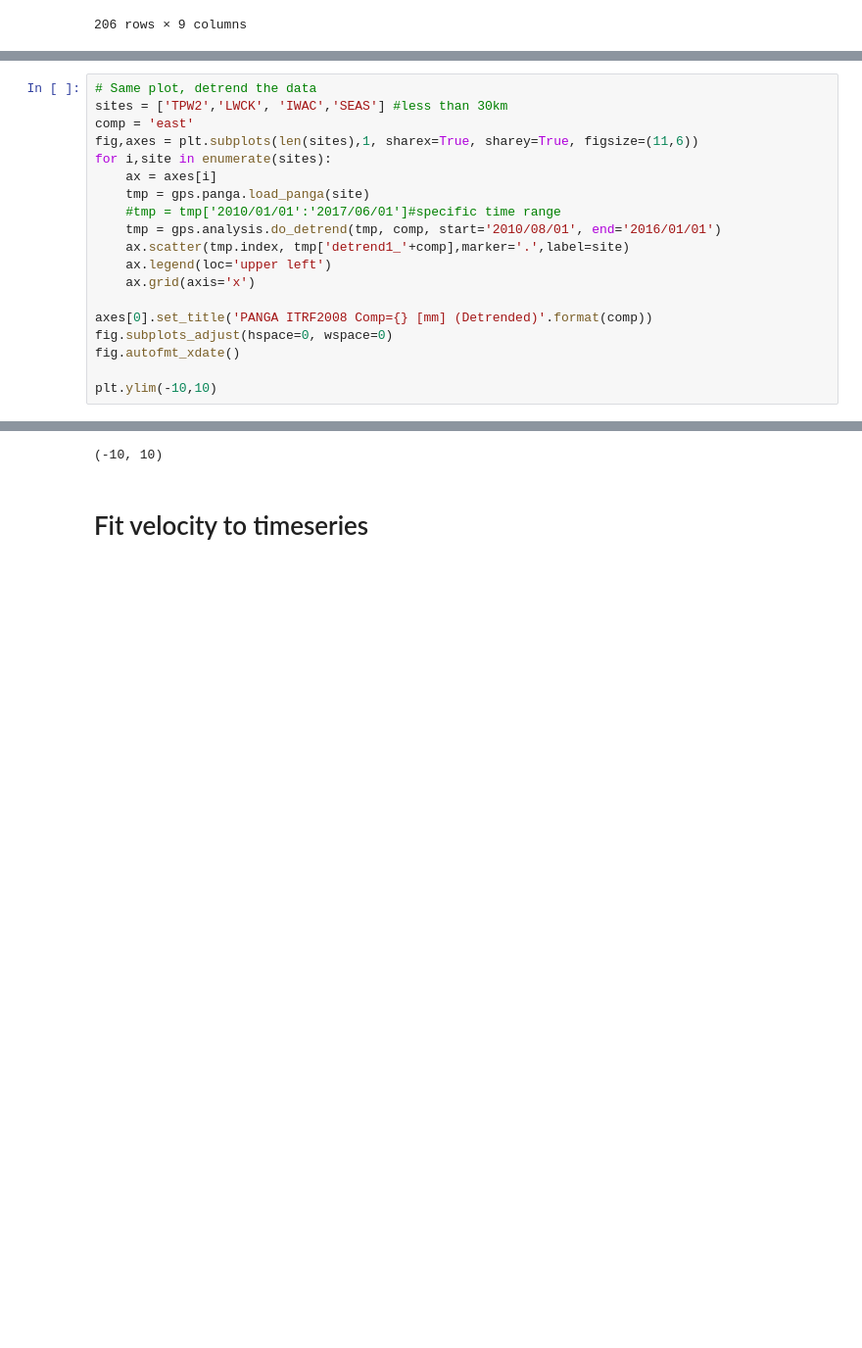
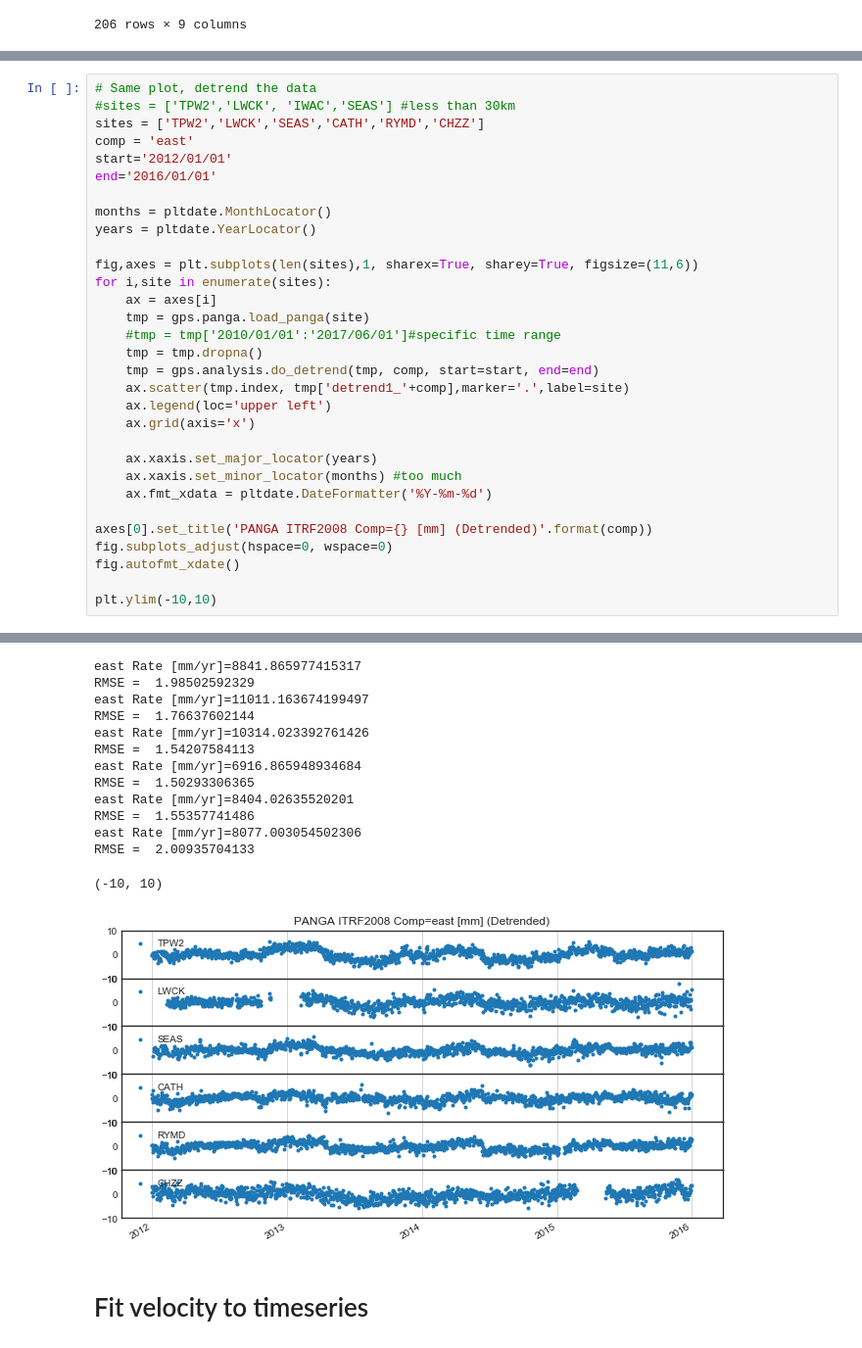
Before and after one commit to scottyhq/gpstools, a Jupyter notebook: Demo_PANGA.ipynb, the cells around one changed output, grey strips where cells are left out. Shown: that part at 98% size. Drawn from its saved outputs; the diff is of its cells as text; blank space fills up the shorter version.

```diff
--- a/Demo_PANGA.ipynb
+++ b/Demo_PANGA.ipynb
@@ -239,16 +261,28 @@ SEAS already dowloaded... skipping
 # %%
 # Same plot, detrend the data
-sites = ['TPW2','LWCK', 'IWAC','SEAS'] #less than 30km
+#sites = ['TPW2','LWCK', 'IWAC','SEAS'] #less than 30km
+sites = ['TPW2','LWCK','SEAS','CATH','RYMD','CHZZ']
 comp = 'east'
+start='2012/01/01'
+end='2016/01/01'
+
+months = pltdate.MonthLocator()
+years = pltdate.YearLocator()
+
 fig,axes = plt.subplots(len(sites),1, sharex=True, sharey=True, figsize=(11,6))
 for i,site in enumerate(sites):
     ax = axes[i]
     tmp = gps.panga.load_panga(site)
     #tmp = tmp['2010/01/01':'2017/06/01']#specific time range
-    tmp = gps.analysis.do_detrend(tmp, comp, start='2010/08/01', end='2016/01/01')
+    tmp = tmp.dropna()
+    tmp = gps.analysis.do_detrend(tmp, comp, start=start, end=end)
     ax.scatter(tmp.index, tmp['detrend1_'+comp],marker='.',label=site)
     ax.legend(loc='upper left')
     ax.grid(axis='x')
+
+    ax.xaxis.set_major_locator(years)
+    ax.xaxis.set_minor_locator(months) #too much
+    ax.fmt_xdata = pltdate.DateFormatter('%Y-%m-%d')
 
 axes[0].set_title('PANGA ITRF2008 Comp={} [mm] (Detrended)'.format(comp))
 fig.subplots_adjust(hspace=0, wspace=0)
@@ -269,4 +313,17 @@ RMSE =  1.64700307175
-(-10, 10)
+east Rate [mm/yr]=8841.865977415317
+RMSE =  1.98502592329
+east Rate [mm/yr]=11011.163674199497
+RMSE =  1.76637602144
+east Rate [mm/yr]=10314.023392761426
+RMSE =  1.54207584113
+east Rate [mm/yr]=6916.865948934684
+RMSE =  1.50293306365
+east Rate [mm/yr]=8404.02635520201
+RMSE =  1.55357741486
+east Rate [mm/yr]=8077.003054502306
+RMSE =  2.00935704133
+(-10, 10)
+[figure, added]
 # %% [markdown]
 # Fit velocity to timeseries
 # %%
```
Also changed, not shown: parts of 11 cells of this notebook, 19 other files.
